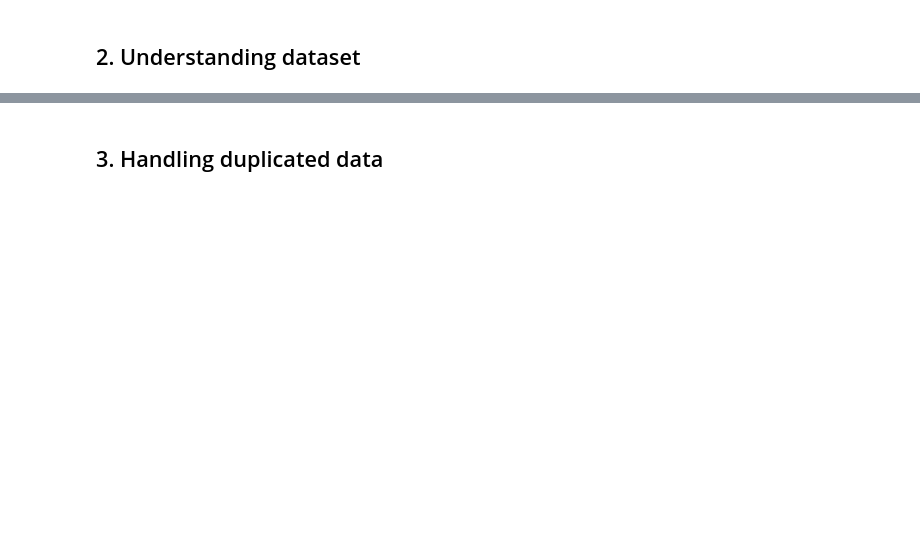
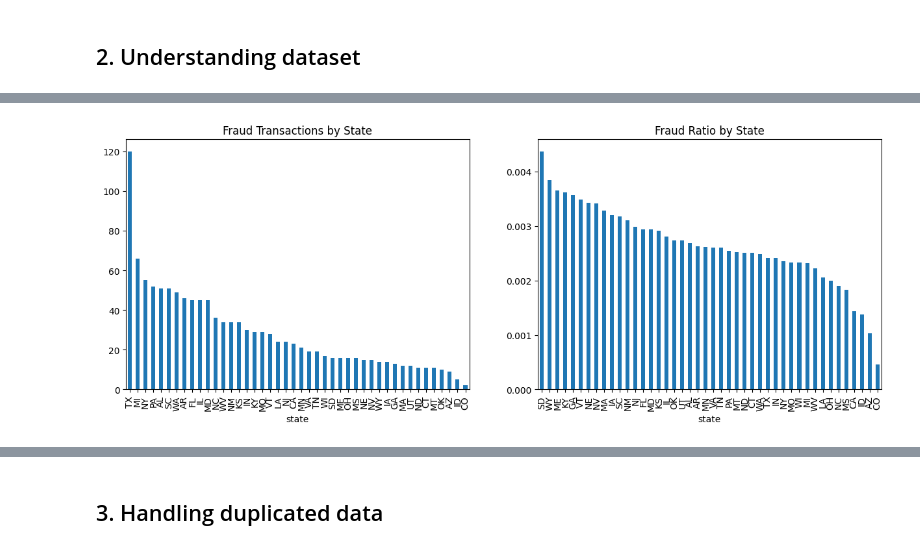
Before and after one commit to gyjong/workplace, a Jupyter notebook: quest_0123/0123_quest_fraud2.ipynb, the cells around one changed output, grey strips where cells are left out. Cells and saved outputs as stored; diff of their text form; code cells hidden in the pictures; blank space fills up the shorter version.

```diff
--- a/quest_0123/0123_quest_fraud2.ipynb
+++ b/quest_0123/0123_quest_fraud2.ipynb
@@ -20,0 +61,12 @@ fraud_df.info()
+# %%
+f, ax = plt.subplots(1, 2, figsize=(15, 5))
+
+fraud_df.groupby('state')['is_fraud'].sum().sort_values(ascending=False).plot.bar(ax = ax[0])
+ax[0].set_title('Fraud Transactions by State')
+
+fraud_df.groupby('state')['is_fraud'].mean().sort_values(ascending=False).plot.bar(ax = ax[1])
+ax[1].set_title('Fraud Ratio by State')
+
+plt.show()
+# %% [output]
+[figure, added]
```
Also changed, not shown: parts of 54 cells of this notebook, 1 other file.
